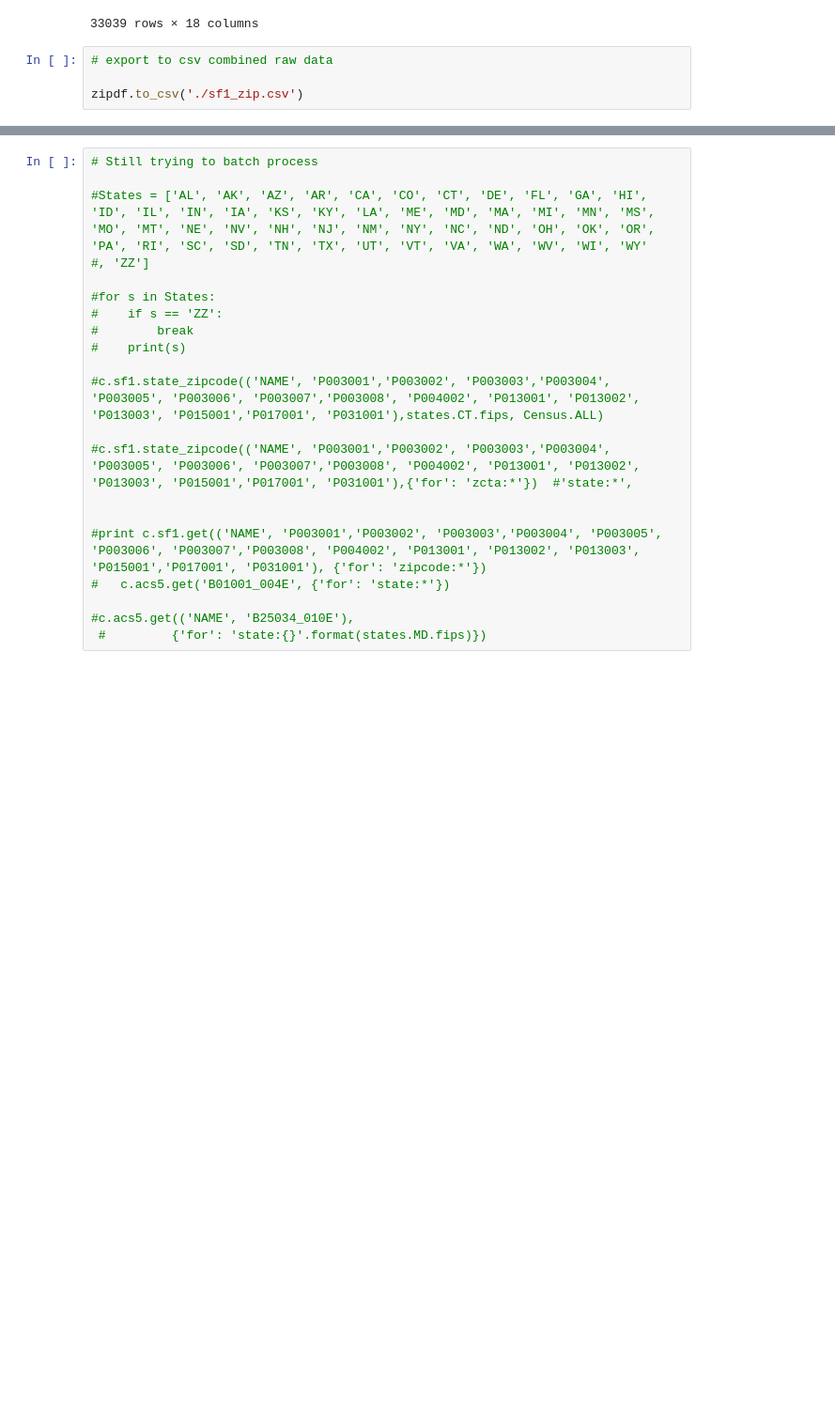
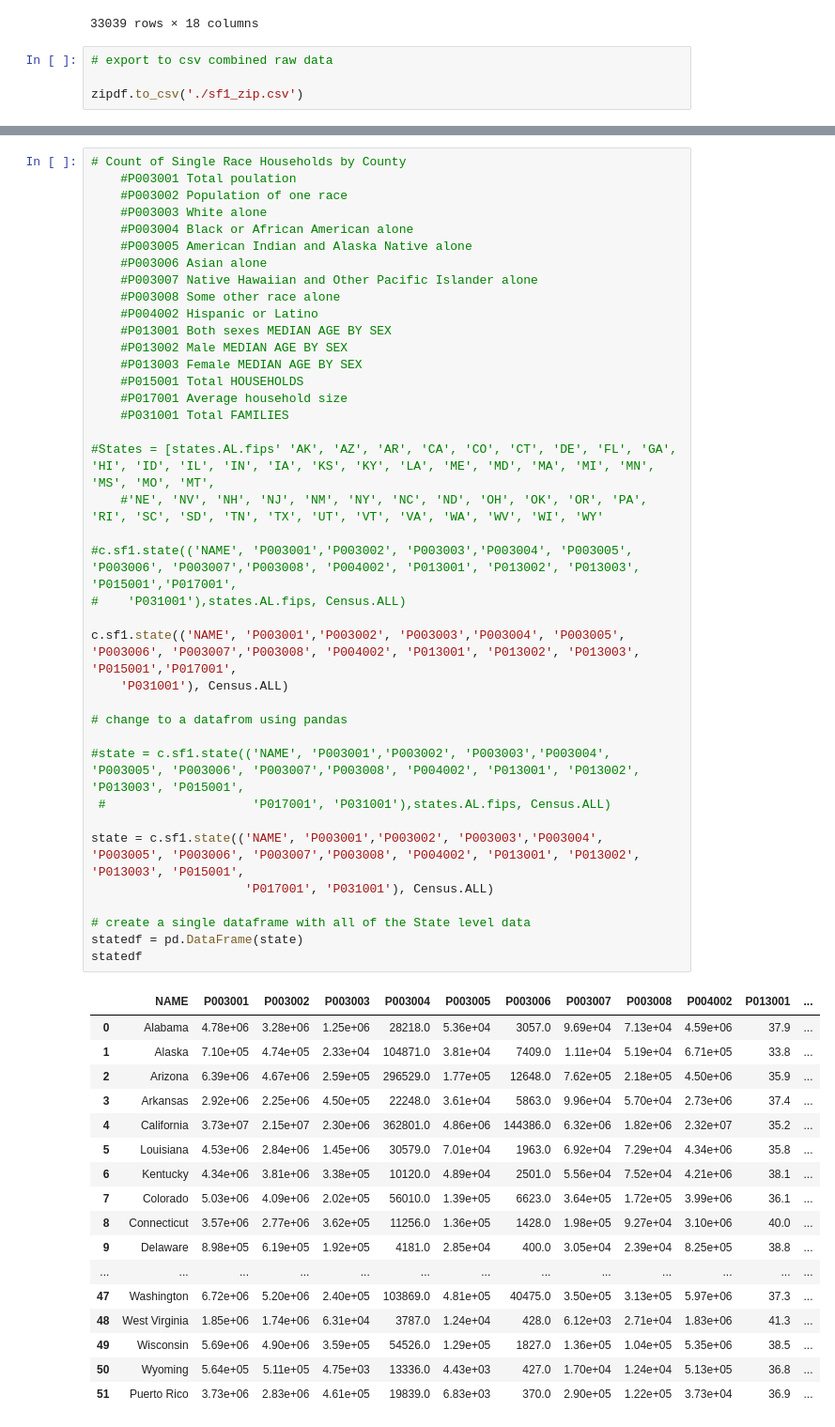
Before and after one commit to new4stu/BA590-Capstone, a Jupyter notebook: Census_sf1-ETL4.ipynb, the cells around one changed output, grey strips where cells are left out. Shown: that part at 94% size. Cells and saved outputs as stored; diff of their text form; blank space fills up the shorter version.

Commit message:
finally figured out the API call for SF1 at national level

```diff
--- a/Census_sf1-ETL4.ipynb
+++ b/Census_sf1-ETL4.ipynb
@@ -346,21 +547,56 @@ censusdata.printtable(censusdata.censustable('sf1', 2015, 'P003001'))
 # %%
-# Still trying to batch process
+# Count of Single Race Households by County
+    #P003001 Total poulation
+    #P003002 Population of one race
+    #P003003 White alone
+    #P003004 Black or African American alone
+    #P003005 American Indian and Alaska Native alone
+    #P003006 Asian alone
+    #P003007 Native Hawaiian and Other Pacific Islander alone
+    #P003008 Some other race alone
+    #P004002 Hispanic or Latino
+    #P013001 Both sexes MEDIAN AGE BY SEX
+    #P013002 Male MEDIAN AGE BY SEX
+    #P013003 Female MEDIAN AGE BY SEX
+    #P015001 Total HOUSEHOLDS
+    #P017001 Average household size
+    #P031001 Total FAMILIES
 
-#States = ['AL', 'AK', 'AZ', 'AR', 'CA', 'CO', 'CT', 'DE', 'FL', 'GA', 'HI', 'ID', 'IL', 'IN', 'IA', 'KS', 'KY', 'LA', 'ME', 'MD', 'MA', 'MI', 'MN', 'MS', 'MO', 'MT', 'NE', 'NV', 'NH', 'NJ', 'NM', 'NY', 'NC', 'ND', 'OH', 'OK', 'OR', 'PA', 'RI', 'SC', 'SD', 'TN', 'TX', 'UT', 'VT', 'VA', 'WA', 'WV', 'WI', 'WY'
-#, 'ZZ']
+#States = [states.AL.fips' 'AK', 'AZ', 'AR', 'CA', 'CO', 'CT', 'DE', 'FL', 'GA', 'HI', 'ID', 'IL', 'IN', 'IA', 'KS', 'KY', 'LA', 'ME', 'MD', 'MA', 'MI', 'MN', 'MS', 'MO', 'MT',
+    #'NE', 'NV', 'NH', 'NJ', 'NM', 'NY', 'NC', 'ND', 'OH', 'OK', 'OR', 'PA', 'RI', 'SC', 'SD', 'TN', 'TX', 'UT', 'VT', 'VA', 'WA', 'WV', 'WI', 'WY'
 
-#for s in States:
-#    if s == 'ZZ':
-#        break
-#    print(s)
+#c.sf1.state(('NAME', 'P003001','P003002', 'P003003','P003004', 'P003005', 'P003006', 'P003007','P003008', 'P004002', 'P013001', 'P013002', 'P013003', 'P015001','P017001',
+#    'P031001'),states.AL.fips, Census.ALL)
 
-#c.sf1.state_zipcode(('NAME', 'P003001','P003002', 'P003003','P003004', 'P003005', 'P003006', 'P003007','P003008', 'P004002', 'P013001', 'P013002', 'P013003', 'P015001','P017001', 'P031001'),states.CT.fips, Census.ALL)
+c.sf1.state(('NAME', 'P003001','P003002', 'P003003','P003004', 'P003005', 'P003006', 'P003007','P003008', 'P004002', 'P013001', 'P013002', 'P013003', 'P015001','P017001',
+    'P031001'), Census.ALL)
 
-#c.sf1.state_zipcode(('NAME', 'P003001','P003002', 'P003003','P003004', 'P003005', 'P003006', 'P003007','P003008', 'P004002', 'P013001', 'P013002', 'P013003', 'P015001','P017001', 'P031001'),{'for': 'zcta:*'})  #'state:*',
+# change to a datafrom using pandas
 
+#state = c.sf1.state(('NAME', 'P003001','P003002', 'P003003','P003004', 'P003005', 'P003006', 'P003007','P003008', 'P004002', 'P013001', 'P013002', 'P013003', 'P015001',
+ #                    'P017001', 'P031001'),states.AL.fips, Census.ALL)
 
-#print c.sf1.get(('NAME', 'P003001','P003002', 'P003003','P003004', 'P003005', 'P003006', 'P003007','P003008', 'P004002', 'P013001', 'P013002', 'P013003', 'P015001','P017001', 'P031001'), {'for': 'zipcode:*'})
-#   c.acs5.get('B01001_004E', {'for': 'state:*'})
+state = c.sf1.state(('NAME', 'P003001','P003002', 'P003003','P003004', 'P003005', 'P003006', 'P003007','P003008', 'P004002', 'P013001', 'P013002', 'P013003', 'P015001',
+                     'P017001', 'P031001'), Census.ALL)
 
-#c.acs5.get(('NAME', 'B25034_010E'),
- #         {'for': 'state:{}'.format(states.MD.fips)})
+# create a single dataframe with all of the State level data
+statedf = pd.DataFrame(state)
+statedf
+# %% [output]
+|  | NAME | P003001 | P003002 | P003003 | P003004 | P003005 | P003006 | P003007 | P003008 | P004002 | P013001 | ... |
+| 0 | Alabama | 4.78e+06 | 3.28e+06 | 1.25e+06 | 28218.0 | 5.36e+04 | 3057.0 | 9.69e+04 | 7.13e+04 | 4.59e+06 | 37.9 | ... |
+| 1 | Alaska | 7.10e+05 | 4.74e+05 | 2.33e+04 | 104871.0 | 3.81e+04 | 7409.0 | 1.11e+04 | 5.19e+04 | 6.71e+05 | 33.8 | ... |
+| 2 | Arizona | 6.39e+06 | 4.67e+06 | 2.59e+05 | 296529.0 | 1.77e+05 | 12648.0 | 7.62e+05 | 2.18e+05 | 4.50e+06 | 35.9 | ... |
+| 3 | Arkansas | 2.92e+06 | 2.25e+06 | 4.50e+05 | 22248.0 | 3.61e+04 | 5863.0 | 9.96e+04 | 5.70e+04 | 2.73e+06 | 37.4 | ... |
+| 4 | California | 3.73e+07 | 2.15e+07 | 2.30e+06 | 362801.0 | 4.86e+06 | 144386.0 | 6.32e+06 | 1.82e+06 | 2.32e+07 | 35.2 | ... |
+| 5 | Louisiana | 4.53e+06 | 2.84e+06 | 1.45e+06 | 30579.0 | 7.01e+04 | 1963.0 | 6.92e+04 | 7.29e+04 | 4.34e+06 | 35.8 | ... |
+| 6 | Kentucky | 4.34e+06 | 3.81e+06 | 3.38e+05 | 10120.0 | 4.89e+04 | 2501.0 | 5.56e+04 | 7.52e+04 | 4.21e+06 | 38.1 | ... |
+| 7 | Colorado | 5.03e+06 | 4.09e+06 | 2.02e+05 | 56010.0 | 1.39e+05 | 6623.0 | 3.64e+05 | 1.72e+05 | 3.99e+06 | 36.1 | ... |
+| 8 | Connecticut | 3.57e+06 | 2.77e+06 | 3.62e+05 | 11256.0 | 1.36e+05 | 1428.0 | 1.98e+05 | 9.27e+04 | 3.10e+06 | 40.0 | ... |
+| 9 | Delaware | 8.98e+05 | 6.19e+05 | 1.92e+05 | 4181.0 | 2.85e+04 | 400.0 | 3.05e+04 | 2.39e+04 | 8.25e+05 | 38.8 | ... |
+| ... | ... | ... | ... | ... | ... | ... | ... | ... | ... | ... | ... | ... |
+| 47 | Washington | 6.72e+06 | 5.20e+06 | 2.40e+05 | 103869.0 | 4.81e+05 | 40475.0 | 3.50e+05 | 3.13e+05 | 5.97e+06 | 37.3 | ... |
+| 48 | West Virginia | 1.85e+06 | 1.74e+06 | 6.31e+04 | 3787.0 | 1.24e+04 | 428.0 | 6.12e+03 | 2.71e+04 | 1.83e+06 | 41.3 | ... |
+| 49 | Wisconsin | 5.69e+06 | 4.90e+06 | 3.59e+05 | 54526.0 | 1.29e+05 | 1827.0 | 1.36e+05 | 1.04e+05 | 5.35e+06 | 38.5 | ... |
+| 50 | Wyoming | 5.64e+05 | 5.11e+05 | 4.75e+03 | 13336.0 | 4.43e+03 | 427.0 | 1.70e+04 | 1.24e+04 | 5.13e+05 | 36.8 | ... |
+| 51 | Puerto Rico | 3.73e+06 | 2.83e+06 | 4.61e+05 | 19839.0 | 6.83e+03 | 370.0 | 2.90e+05 | 1.22e+05 | 3.73e+04 | 36.9 | ... |
```
Also changed, not shown: parts of 14 cells of this notebook, 5 other files.
